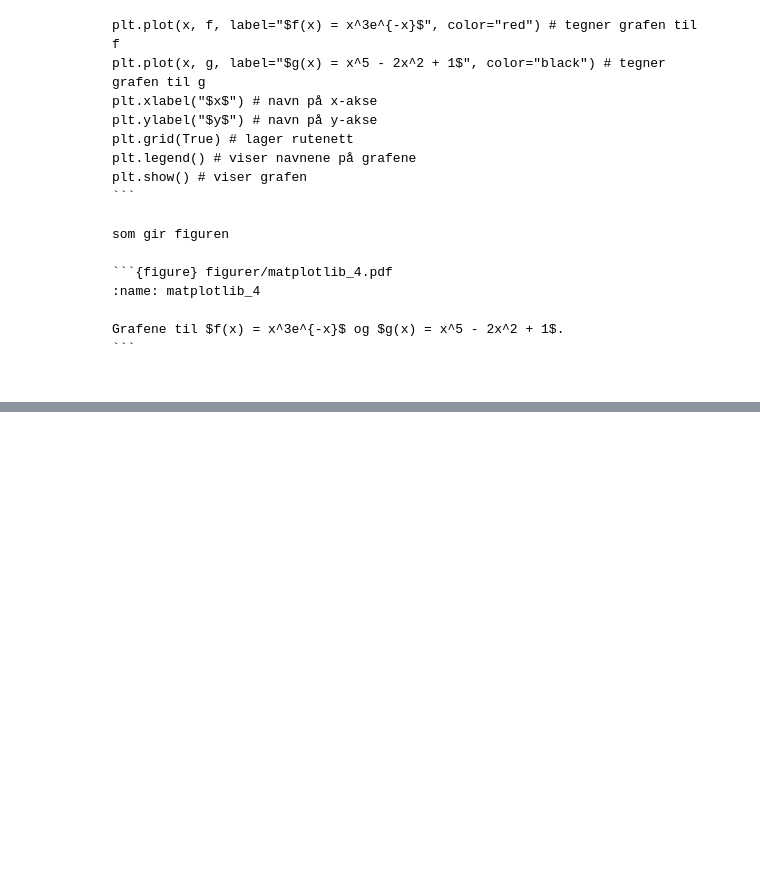
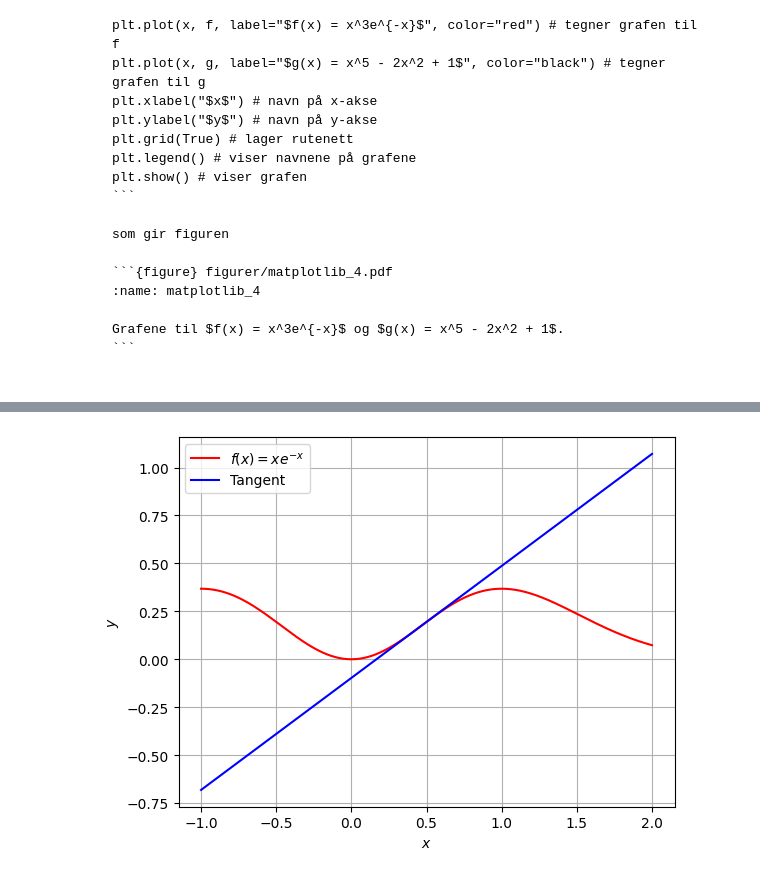
Before and after one commit to reneaas/vgs_programmering, a Jupyter notebook: book/python/special_modules/matplotlib.ipynb, the cells around one changed output, grey strips where cells are left out. Saved outputs shown, nothing was run; the diff lists cells and outputs as text; code cells hidden in the pictures; blank space fills up the shorter version.

```diff
--- a/book/python/special_modules/matplotlib.ipynb
+++ b/book/python/special_modules/matplotlib.ipynb
@@ -374,0 +456,26 @@ Grafene til $f(x) = x^3e^{-x}$ og $g(x) = x^5 - 2x^2 + 1$.
+# %%
+import matplotlib.pyplot as plt
+import numpy as np
+
+def f(x):
+    return x**2 * np.exp(-x**2)
+
+def dfdx(f, x, h=1e-5):
+    return (f(x + h) - f(x)) / h
+
+
+# Lage funksjonsverdier
+x = np.linspace(-1, 2, 1001) # lager x-verdier mellom -1 og 2
+y = f(x)
+T = dfdx(f=f, x=0.5) * (x - 0.5) + f(x=0.5)
+
+
+plt.plot(x, y, label="$f(x)=xe^{-x}$", color="red") # tegner grafen til f
+plt.plot(x, T, label="Tangent", color="blue") # tegner tangenten
+plt.xlabel("$x$") # navn på x-akse
+plt.ylabel("$y$") # navn på y-akse
+plt.grid(True) # lager rutenett
+plt.legend() # viser navnene på grafene
+plt.show() # viser grafen
+# %% [output]
+[figure, added]
```
Also changed, not shown: parts of 7 cells of this notebook, 1 other file.
